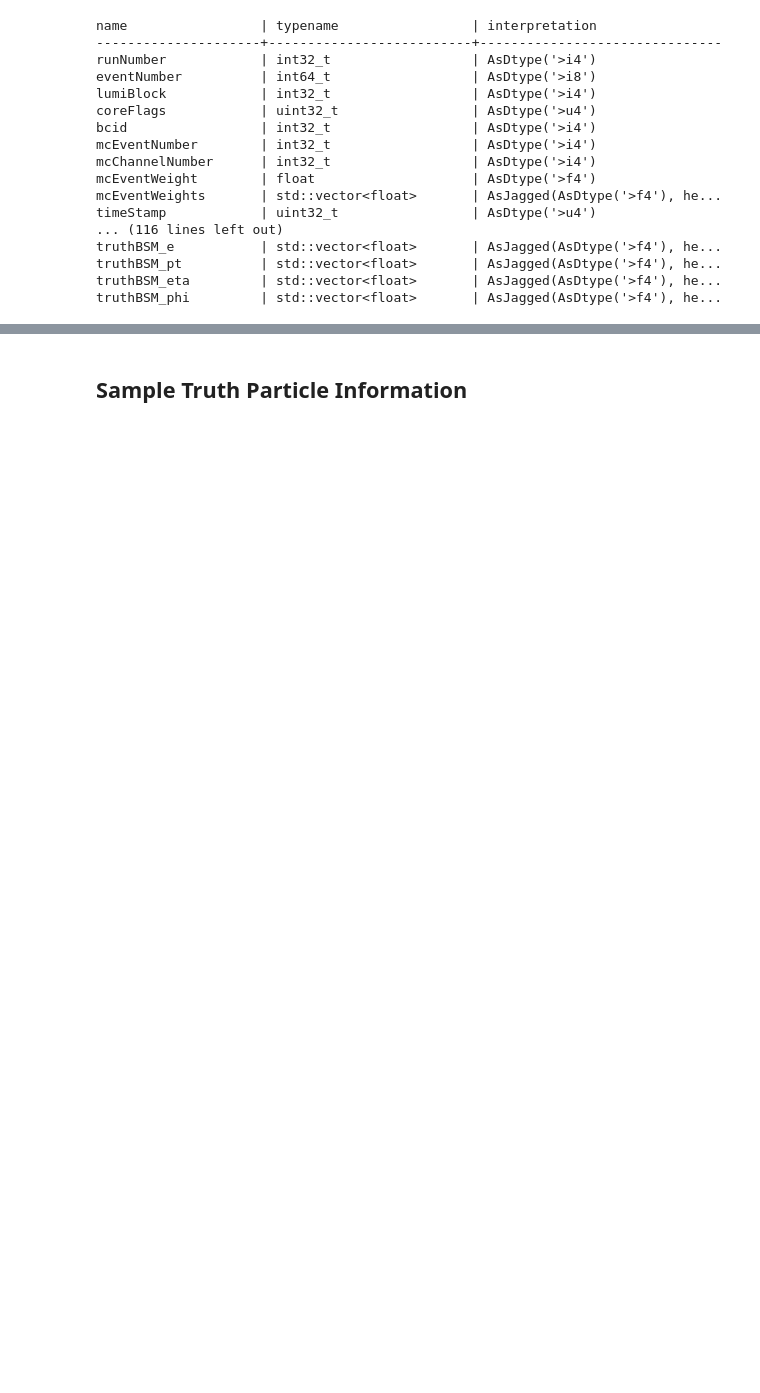
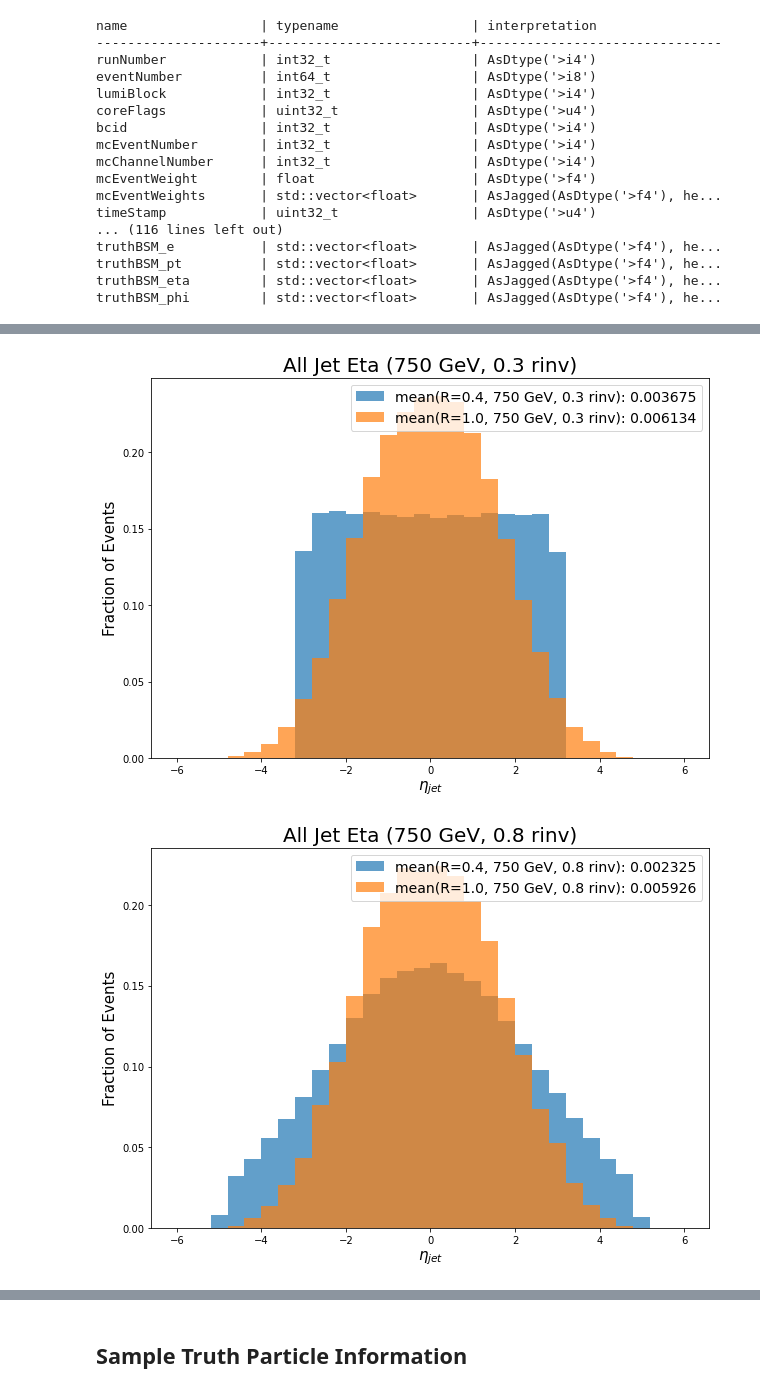
Before and after one commit to dlai211/Semi-Visible-Jets, a Jupyter notebook: SVJ_all.ipynb, the cells around one changed output, grey strips where cells are left out. Drawn from its saved outputs; the diff is of its cells as text; code cells hidden in the pictures; blank space fills up the shorter version.

```diff
--- a/SVJ_all.ipynb
+++ b/SVJ_all.ipynb
@@ -109,0 +269,41 @@ fastjet_truth_1500_8, fatjet_truth_1500_8, particle_1500_8, MET_1500_8 = DefineB
+# %%
+plt.figure(figsize=(10,7))
+Min, Max = -6, 6
+bin = np.linspace(Min, Max, 31)
+plt.hist(ak.flatten(fastjet_truth_750_3['a4_truth_phi']), bins=bin, alpha=0.7, density=True, label='mean(R=0.4, 750 GeV, 0.3 rinv): %f' %ak.mean(ak.flatten(fastjet_truth_750_3['a4_truth_eta'])))
+plt.hist(ak.flatten(fatjet_truth_750_3['a10_truth_eta']), bins=bin, alpha=0.7, density=True, label='mean(R=1.0, 750 GeV, 0.3 rinv): %f' %ak.mean(ak.flatten(fatjet_truth_750_3['a10_truth_eta'])))
+plt.xlabel(r'$η_{jet}$', fontsize=15)
+plt.ylabel('Fraction of Events', fontsize=15)
+plt.title('All Jet Eta (750 GeV, 0.3 rinv)', fontsize=20)
+plt.legend(fontsize=14)
+plt.show()
+
+plt.figure(figsize=(10,7))
+plt.hist(ak.flatten(fastjet_truth_750_8['a4_truth_eta']), bins=bin, alpha=0.7, density=True, label='mean(R=0.4, 750 GeV, 0.8 rinv): %f' %ak.mean(ak.flatten(fastjet_truth_750_8['a4_truth_eta'])))
+plt.hist(ak.flatten(fatjet_truth_750_8['a10_truth_eta']), bins=bin, alpha=0.7, density=True, label='mean(R=1.0, 750 GeV, 0.8 rinv): %f' %ak.mean(ak.flatten(fatjet_truth_750_8['a10_truth_eta'])))
+plt.xlabel(r'$η_{jet}$', fontsize=15)
+plt.ylabel('Fraction of Events', fontsize=15)
+plt.title('All Jet Eta (750 GeV, 0.8 rinv)', fontsize=20)
+plt.legend(fontsize=14)
+plt.show()
+
+plt.figure(figsize=(10,7))
+plt.hist(ak.flatten(fastjet_truth_1500_3['a4_truth_eta']), bins=bin, alpha=0.7, density=True, label='mean(R=0.4, 1500 GeV, 0.3 rinv): %f' %ak.mean(ak.flatten(fastjet_truth_1500_3['a4_truth_eta'])))
+plt.hist(ak.flatten(fatjet_truth_1500_3['a10_truth_eta']), bins=bin, alpha=0.7, density=True, label='mean(R=1.0, 1500 GeV, 0.3 rinv): %f' %ak.mean(ak.flatten(fatjet_truth_1500_3['a10_truth_eta'])))
+plt.xlabel(r'$η_{jet}$', fontsize=15)
+plt.ylabel('Fraction of Events', fontsize=15)
+plt.title('All Jet Eta (1500 GeV, 0.3 rinv)', fontsize=20)
+plt.legend(fontsize=14)
+plt.show()
+
+plt.figure(figsize=(10,7))
+plt.hist(ak.flatten(fastjet_truth_1500_8['a4_truth_eta']), bins=bin, alpha=0.7, density=True, label='mean(R=0.4, 1500 GeV, 0.8 rinv): %f' %ak.mean(ak.flatten(fastjet_truth_1500_8['a4_truth_eta'])))
+plt.hist(ak.flatten(fatjet_truth_1500_8['a10_truth_eta']), bins=bin, alpha=0.7, density=True, label='mean(R=1.0, 1500 GeV, 0.8 rinv): %f' %ak.mean(ak.flatten(fatjet_truth_1500_8['a10_truth_eta'])))
+plt.xlabel(r'$η_{jet}$', fontsize=15)
+plt.ylabel('Fraction of Events', fontsize=15)
+plt.title('All Jet Eta (1500 GeV, 0.8 rinv)', fontsize=20)
+plt.legend(fontsize=14)
+plt.show()
+# %% [output]
+[figure, added]
+[figure, added]
```
Also changed, not shown: parts of 27 cells of this notebook.
